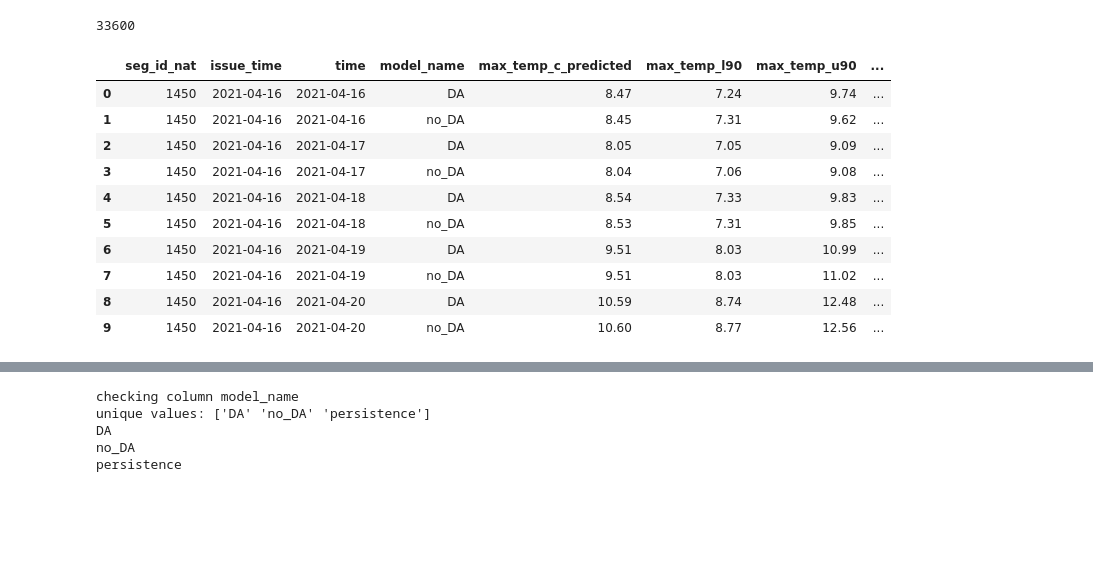
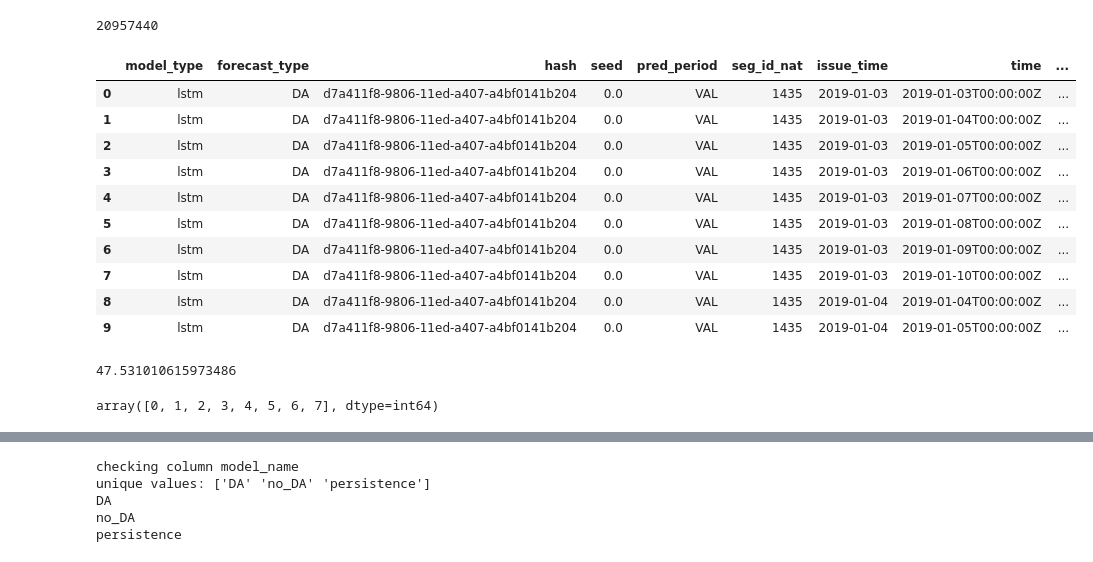
Before and after one commit to amsnyder/temp_forecast_data_release, a Jupyter notebook: data_exploration_table.ipynb, the cells around one changed output, grey strips where cells are left out. Cells and saved outputs as stored; diff of their text form; code cells hidden in the pictures; blank space fills up the shorter version.

```diff
--- a/data_exploration_table.ipynb
+++ b/data_exploration_table.ipynb
@@ -4,32 +5,40 @@ import numpy as np
 # %%
-#category = 'model driver data'
+category = 'model driver data'
 #fn = 'NLDAS_time[0.377900]_x[397]_y[136].csv'
 #fn = 'NLDAS_time[0.377900]_x[401]_y[136].csv'
-#fn = 'reservoir_io_obs.csv'
+fn = 'reservoir_io_obs.csv'
 #fn = 'reservoir_io_sntemp.csv'
 
 category = 'model predictions'
 #fn = 'reservoir_downstream_preds.csv'
 fn = 'paired_predicted_observed_temperatures.csv'
 #fn = 'dwallin_stream_preds.csv'
-
+#fn = dwallin_stream_predss.csv
 table_loc = os.path.join('.', 'data', category, fn)
-df = pd.read_csv(table_loc)
-print(len(df))
-df.head(10)
+#df = pd.read_csv(table_loc)
+#print(len(df))
+#df.head(10)
 # %% [output]
-33600
+20957440
-|  | seg_id_nat | issue_time | time | model_name | max_temp_c_predicted | max_temp_l90 | max_temp_u90 | ... |
-| 0 | 1450 | 2021-04-16 | 2021-04-16 | DA | 8.47 | 7.24 | 9.74 | ... |
-| 1 | 1450 | 2021-04-16 | 2021-04-16 | no_DA | 8.45 | 7.31 | 9.62 | ... |
-| 2 | 1450 | 2021-04-16 | 2021-04-17 | DA | 8.05 | 7.05 | 9.09 | ... |
-| 3 | 1450 | 2021-04-16 | 2021-04-17 | no_DA | 8.04 | 7.06 | 9.08 | ... |
-| 4 | 1450 | 2021-04-16 | 2021-04-18 | DA | 8.54 | 7.33 | 9.83 | ... |
-| 5 | 1450 | 2021-04-16 | 2021-04-18 | no_DA | 8.53 | 7.31 | 9.85 | ... |
-| 6 | 1450 | 2021-04-16 | 2021-04-19 | DA | 9.51 | 8.03 | 10.99 | ... |
-| 7 | 1450 | 2021-04-16 | 2021-04-19 | no_DA | 9.51 | 8.03 | 11.02 | ... |
-| 8 | 1450 | 2021-04-16 | 2021-04-20 | DA | 10.59 | 8.74 | 12.48 | ... |
-| 9 | 1450 | 2021-04-16 | 2021-04-20 | no_DA | 10.60 | 8.77 | 12.56 | ... |
+|  | model_type | forecast_type | hash | seed | pred_period | seg_id_nat | issue_time | time | ... |
+| 0 | lstm | DA | d7a411f8-9806-11ed-a407-a4bf0141b204 | 0.0 | VAL | 1435 | 2019-01-03 | 2019-01-03T00:00:00Z | ... |
+| 1 | lstm | DA | d7a411f8-9806-11ed-a407-a4bf0141b204 | 0.0 | VAL | 1435 | 2019-01-03 | 2019-01-04T00:00:00Z | ... |
+| 2 | lstm | DA | d7a411f8-9806-11ed-a407-a4bf0141b204 | 0.0 | VAL | 1435 | 2019-01-03 | 2019-01-05T00:00:00Z | ... |
+| 3 | lstm | DA | d7a411f8-9806-11ed-a407-a4bf0141b204 | 0.0 | VAL | 1435 | 2019-01-03 | 2019-01-06T00:00:00Z | ... |
+| 4 | lstm | DA | d7a411f8-9806-11ed-a407-a4bf0141b204 | 0.0 | VAL | 1435 | 2019-01-03 | 2019-01-07T00:00:00Z | ... |
+| 5 | lstm | DA | d7a411f8-9806-11ed-a407-a4bf0141b204 | 0.0 | VAL | 1435 | 2019-01-03 | 2019-01-08T00:00:00Z | ... |
+| 6 | lstm | DA | d7a411f8-9806-11ed-a407-a4bf0141b204 | 0.0 | VAL | 1435 | 2019-01-03 | 2019-01-09T00:00:00Z | ... |
+| 7 | lstm | DA | d7a411f8-9806-11ed-a407-a4bf0141b204 | 0.0 | VAL | 1435 | 2019-01-03 | 2019-01-10T00:00:00Z | ... |
+| 8 | lstm | DA | d7a411f8-9806-11ed-a407-a4bf0141b204 | 0.0 | VAL | 1435 | 2019-01-04 | 2019-01-04T00:00:00Z | ... |
+| 9 | lstm | DA | d7a411f8-9806-11ed-a407-a4bf0141b204 | 0.0 | VAL | 1435 | 2019-01-04 | 2019-01-05T00:00:00Z | ... |
+# %%
+df.crps.max()
+# %% [output]
+47.531010615973486
+# %%
+df.lead_time.unique()
+# %% [output]
+array([0, 1, 2, 3, 4, 5, 6, 7], dtype=int64)
 # %%
 # check leap years
 #leap years: 2020, 2016, 2012,
```
Also changed, not shown: parts of 4 cells of this notebook, 4 other files.
